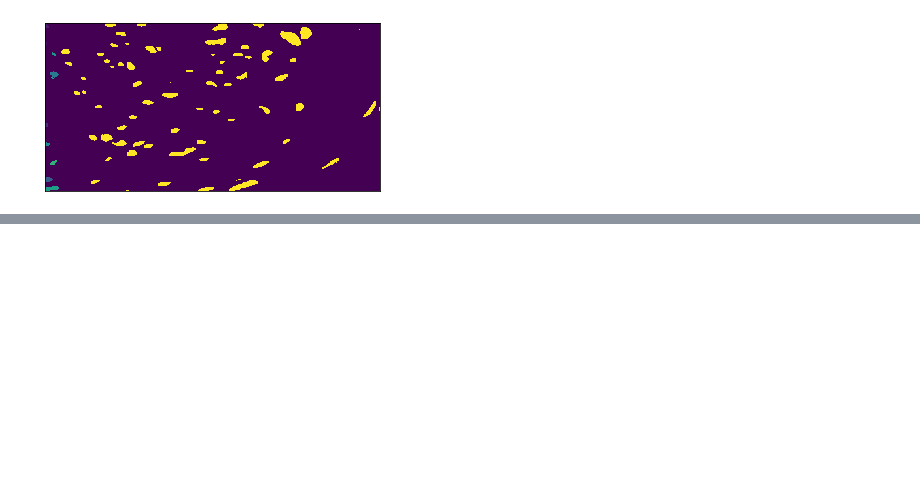
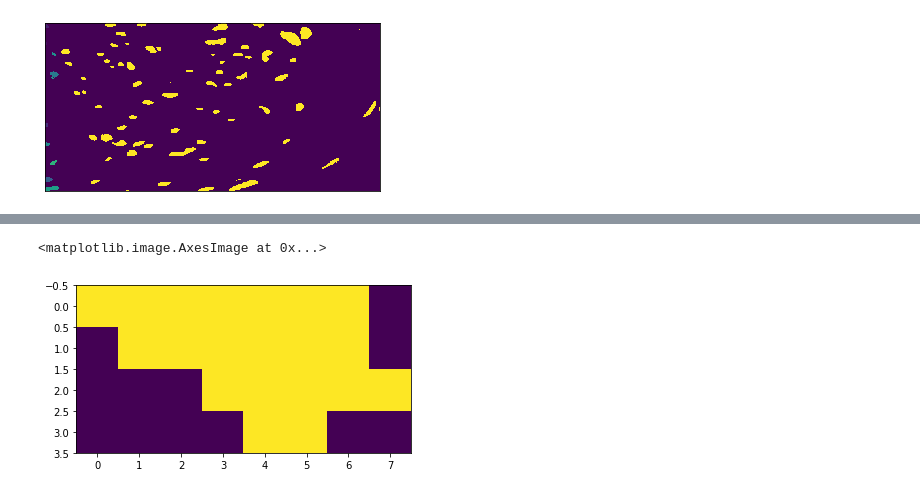
Before and after one commit to serrob23/nucleid_3d, a Jupyter notebook: Test_notebook.ipynb, the cells around one changed output, grey strips where cells are left out. Drawn from its saved outputs; the diff is of its cells as text; code cells hidden in the pictures; blank space fills up the shorter version.

```diff
--- a/Test_notebook.ipynb
+++ b/Test_notebook.ipynb
@@ -84,0 +148,5 @@ multi_slice_viewer(im_arr)
+# %%
+props = ['area', 'bbox', 'convex_area', 'centroid', 'equivalent_diameter', 'feret_diameter_max',
+         'inertia_tensor', 'inertia_tensor_eigvals', 'label', 'major_axis_length', 'minor_axis_length',
+         'moments', 'moments_central', 'moments_normalized',  'solidity']
+regions = pd.DataFrame(regionprops_table(im_rso, properties=props))
@@ -84,0 +226,6 @@ multi_slice_viewer(im_arr)
+# %%
+crop = cropImage(im_rso, regions, 1) == 1
+plt.imshow(crop[:,:,10])
+# %% [output]
+<matplotlib.image.AxesImage at 0x...>
+[figure, added]
```
Also changed, not shown: parts of 30 cells of this notebook.
